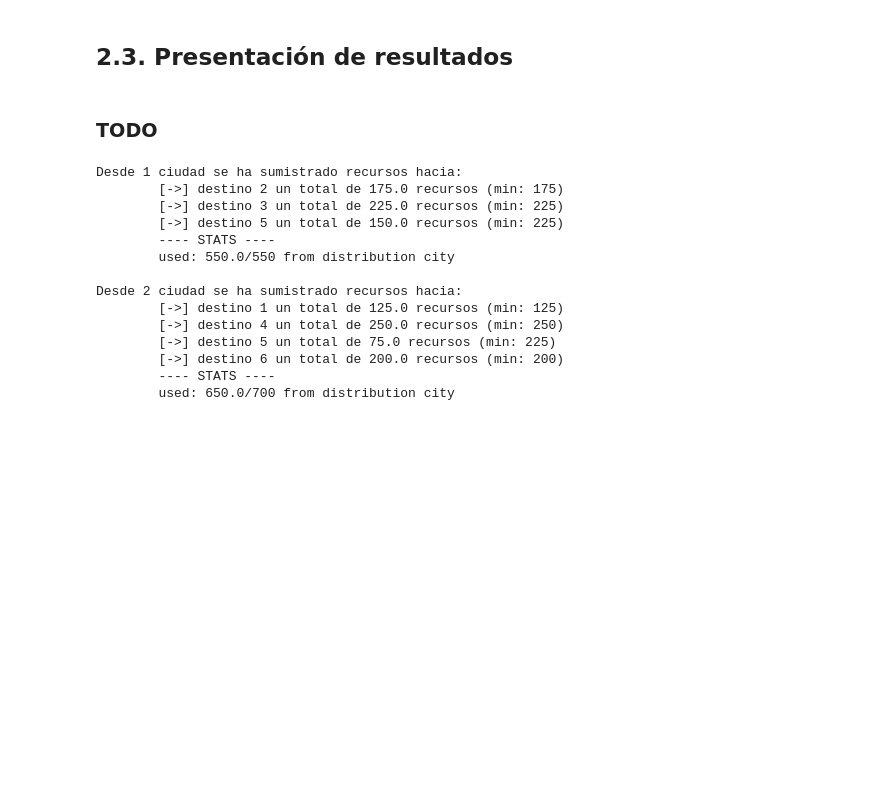
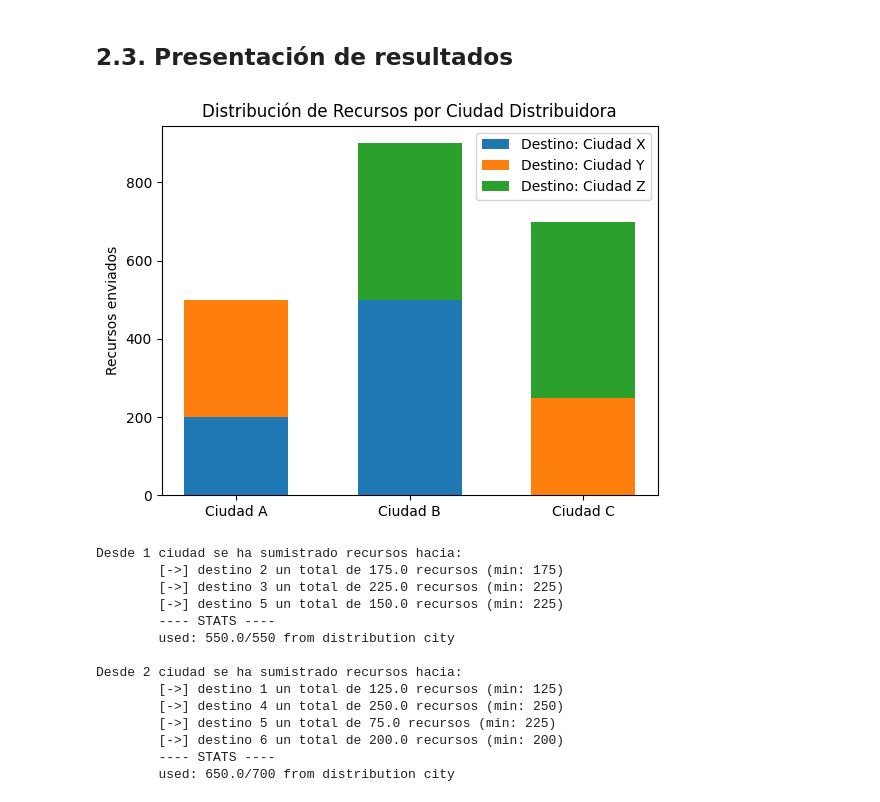
Before and after one commit to j4vierb/mos-labs, a Jupyter notebook: labs/lab3/entrega_lab2.ipynb, the cells around one changed output. Saved outputs shown, nothing was run; the diff lists cells and outputs as text; code cells hidden in the pictures; blank space fills up the shorter version.

```diff
--- a/labs/lab3/entrega_lab2.ipynb
+++ b/labs/lab3/entrega_lab2.ipynb
@@ -325,8 +395,33 @@ class TransportProblemSolver:
             print(f'\tused: {ofert}/{self.model.offer[j]} from distribution city\n')
 # %% [markdown]
 ## 2.3. Presentación de resultados
-# %% [markdown]
-### TODO
+# %%
+import matplotlib.pyplot as plt
+import numpy as np
+
+# Datos de ejemplo
+distribuidoras = ["Ciudad A", "Ciudad B", "Ciudad C"]
+destinos = ["Ciudad X", "Ciudad Y", "Ciudad Z"]
+asignaciones = np.array([[200, 300, 0], [500, 0, 400], [0, 250, 450]])  # Recursos enviados
+
+x = np.arange(len(distribuidoras))
+width = 0.6
+
+fig, ax = plt.subplots()
+bottom = np.zeros(len(distribuidoras))
+
+for i, destino in enumerate(destinos):
+    ax.bar(x, asignaciones[:, i], width, label=f"Destino: {destino}", bottom=bottom)
+    bottom += asignaciones[:, i]
+
+ax.set_ylabel("Recursos enviados")
+ax.set_title("Distribución de Recursos por Ciudad Distribuidora")
+ax.set_xticks(x)
+ax.set_xticklabels(distribuidoras)
+ax.legend()
+plt.show()
+# %% [output]
+[figure, added]
 # %%
 offer = [550, 700]
 costs = [
```
Also changed, not shown: parts of 3 cells of this notebook.
